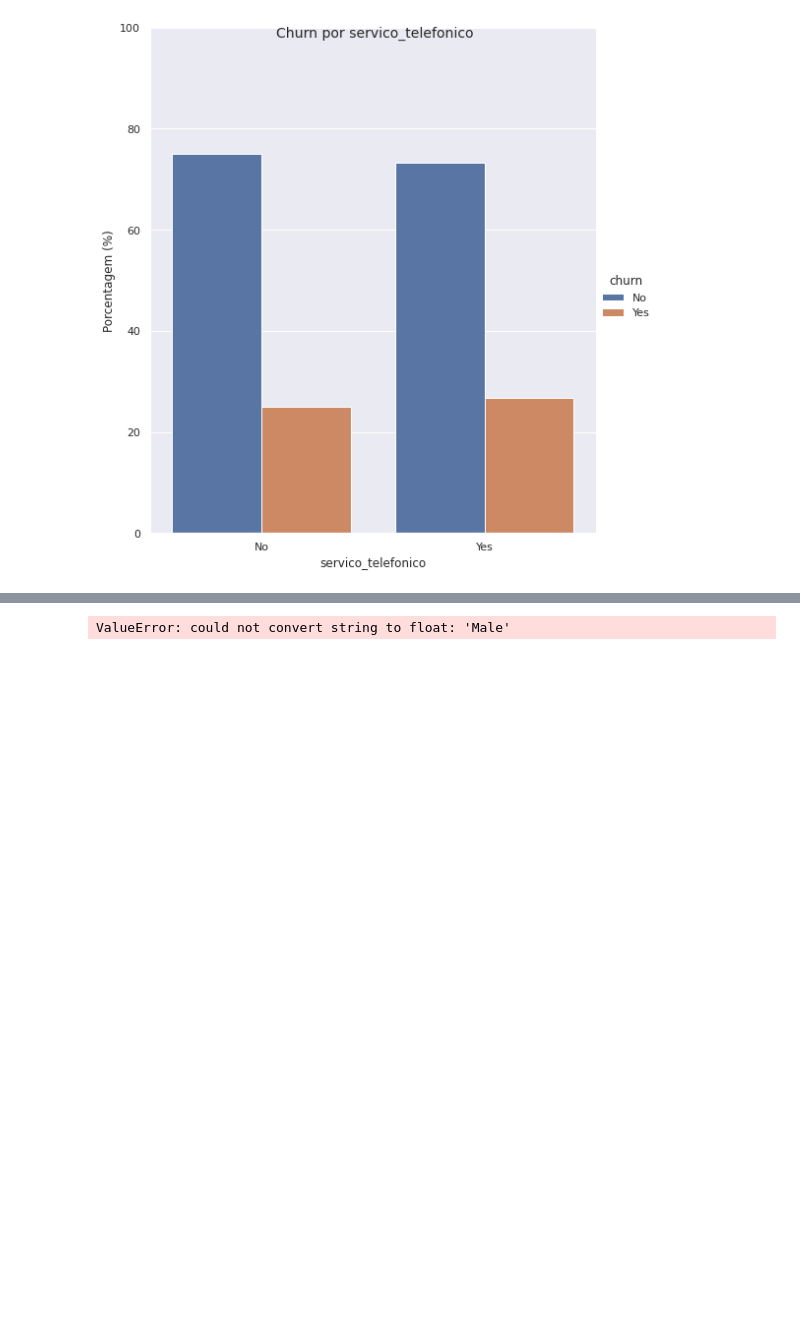
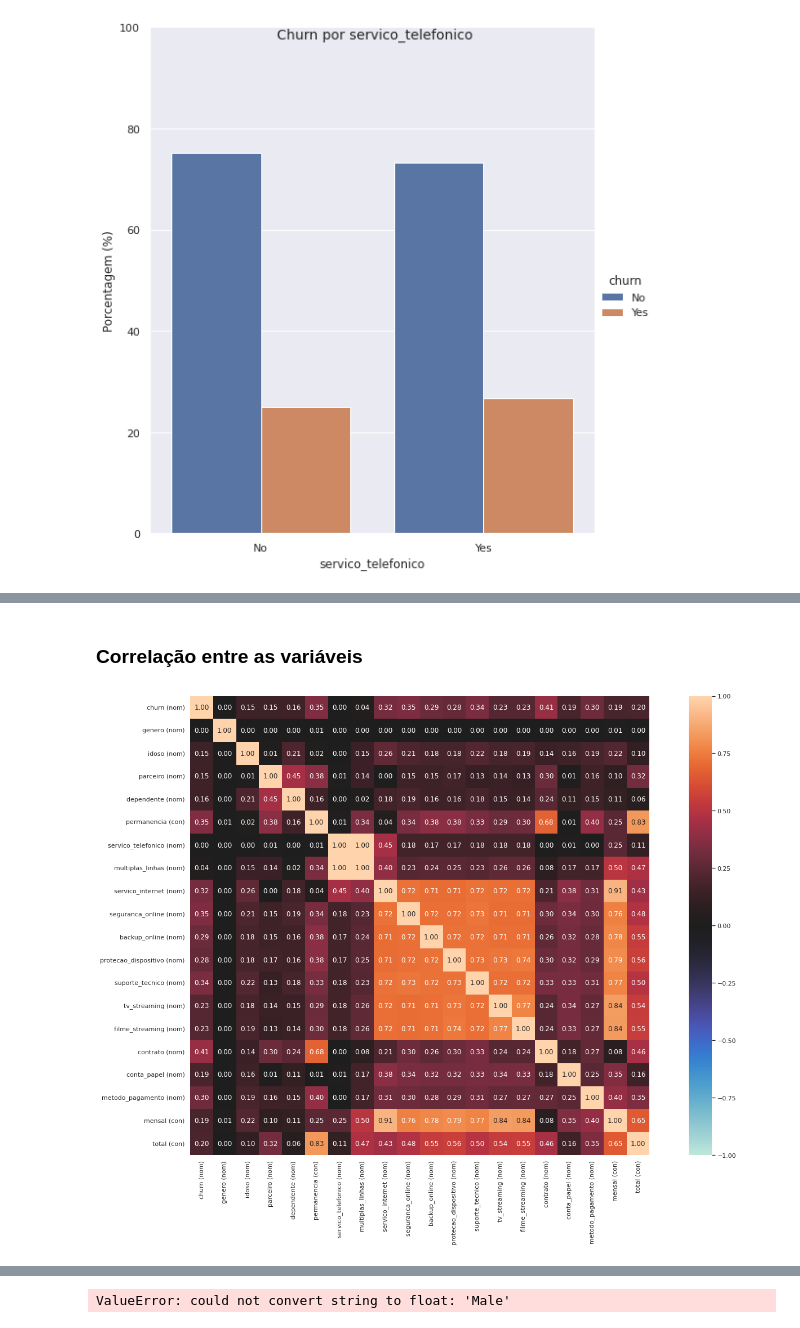
Before and after one commit to guicastrorl/alura_challenge_ds, a Jupyter notebook: notebooks/semana_02.ipynb, the cells around one changed output, grey strips where cells are left out. Cells and saved outputs as stored; diff of their text form; code cells hidden in the pictures; blank space fills up the shorter version.

```diff
--- a/notebooks/semana_02.ipynb
+++ b/notebooks/semana_02.ipynb
@@ -387,0 +448,6 @@ x_train, x_test, y_train, y_test = train_test_split(x, y, train_size = 0.7)
+# %% [markdown]
+### Correlação entre as variáveis
+# %%
+nominal.associations(data.iloc[:, 1:], figsize = (25, 15), mark_columns = True);
+# %% [output]
+[figure, added]
```
Also changed, not shown: parts of 69 cells of this notebook, 1 other file.
